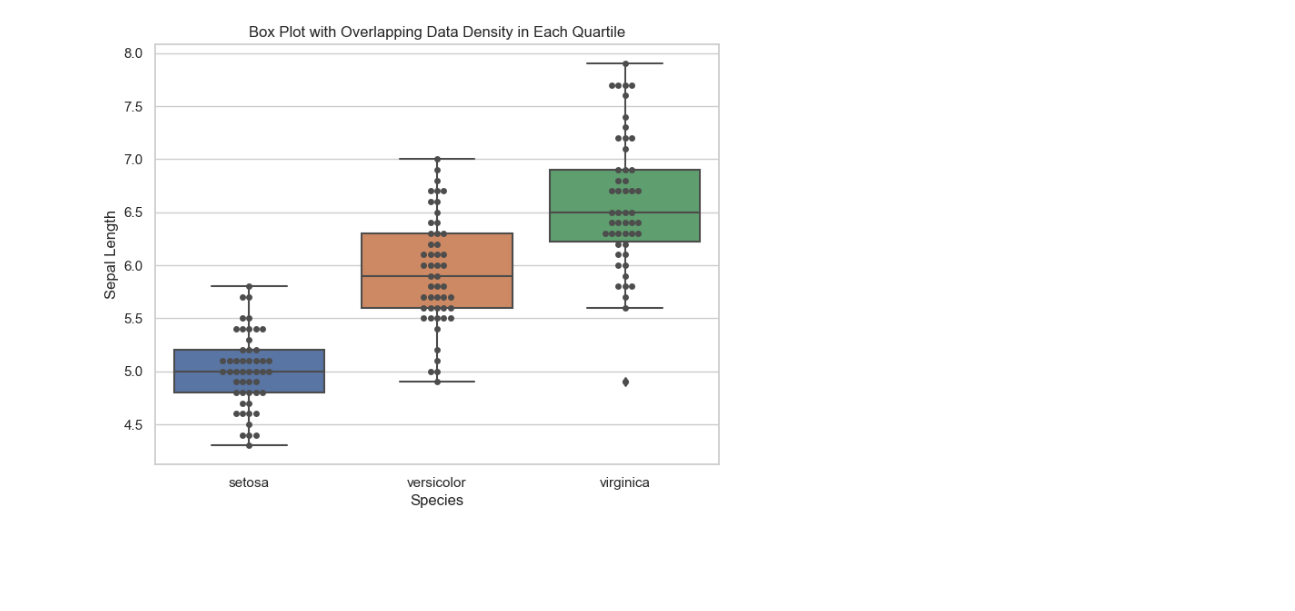
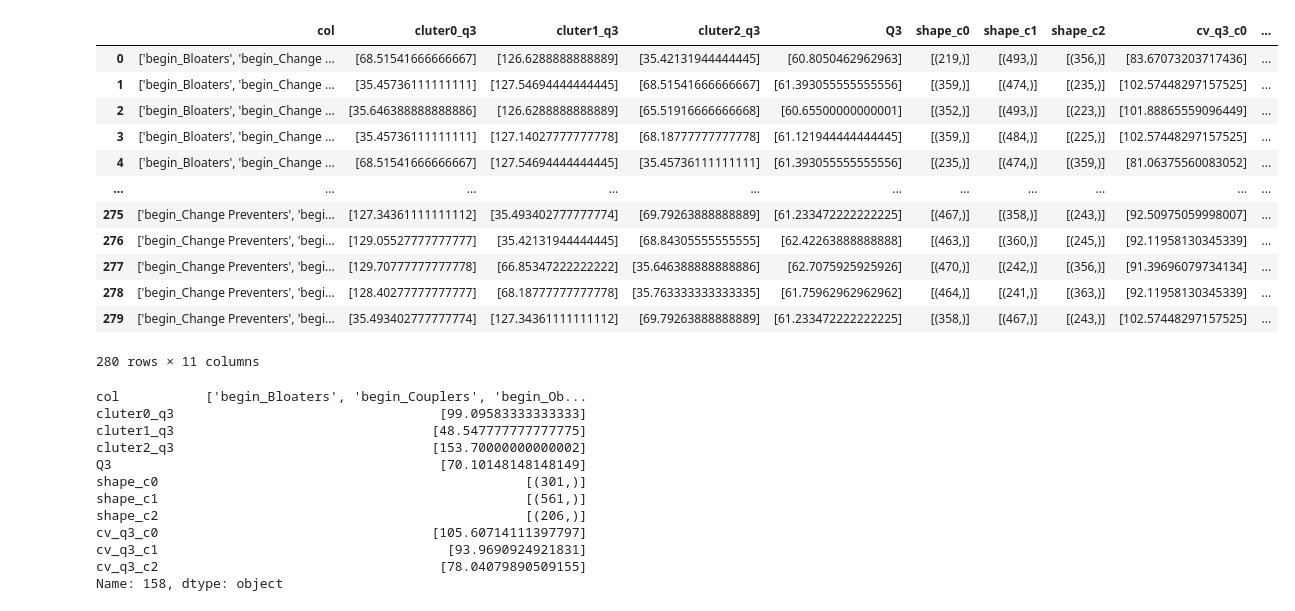
Before and after one commit to BILL-THESIS/origin-source-code-bill, a Jupyter notebook: models/Box/boxQ3.ipynb, the cells around one changed output. Drawn from its saved outputs; the diff is of its cells as text; code cells hidden in the pictures; blank space fills up the shorter version.

Commit message:
update quartile data

```diff
--- a/models/Box/boxQ3.ipynb
+++ b/models/Box/boxQ3.ipynb
@@ -125,23 +115,31 @@ Q2 25 ::  8.862499999999999
-# %%
-import seaborn as sns
-import matplotlib.pyplot as plt
-
-# Sample data
-data = sns.load_dataset("iris")
-
-# Create a box plot with quartiles
-plt.figure(figsize=(8, 6))
-sns.boxplot(x="species", y="sepal_length", data=data)
-
-# Add overlaid swarm plot to show data density
-sns.swarmplot(x="species", y="sepal_length", data=data, color="0.3")
-
-# Set labels and title
-plt.xlabel("Species")
-plt.ylabel("Sepal Length")
-plt.title("Box Plot with Overlapping Data Density in Each Quartile")
-
-# Show the plot
-plt.show()
-# %% [output]
-[figure, removed]
+# %%
+results
+# %% [output]
+|  | col | cluter0_q3 | cluter1_q3 | cluter2_q3 | Q3 | shape_c0 | shape_c1 | shape_c2 | cv_q3_c0 | ... |
+| 0 | ['begin_Bloaters', 'begin_Change ... | [68.51541666666667] | [126.6288888888889] | [35.42131944444445] | [60.8050462962963] | [(219,)] | [(493,)] | [(356,)] | [83.67073203717436] | ... |
+| 1 | ['begin_Bloaters', 'begin_Change ... | [35.45736111111111] | [127.54694444444445] | [68.51541666666667] | [61.393055555555556] | [(359,)] | [(474,)] | [(235,)] | [102.57448297157525] | ... |
+| 2 | ['begin_Bloaters', 'begin_Change ... | [35.646388888888886] | [126.6288888888889] | [65.51916666666668] | [60.65500000000001] | [(352,)] | [(493,)] | [(223,)] | [101.88865559096449] | ... |
+| 3 | ['begin_Bloaters', 'begin_Change ... | [35.45736111111111] | [127.14027777777778] | [68.18777777777778] | [61.121944444444445] | [(359,)] | [(484,)] | [(225,)] | [102.57448297157525] | ... |
+| 4 | ['begin_Bloaters', 'begin_Change ... | [68.51541666666667] | [127.54694444444445] | [35.45736111111111] | [61.393055555555556] | [(235,)] | [(474,)] | [(359,)] | [81.06375560083052] | ... |
+| ... | ... | ... | ... | ... | ... | ... | ... | ... | ... | ... |
+| 275 | ['begin_Change Preventers', 'begi... | [127.34361111111112] | [35.493402777777774] | [69.79263888888889] | [61.233472222222225] | [(467,)] | [(358,)] | [(243,)] | [92.50975059998007] | ... |
+| 276 | ['begin_Change Preventers', 'begi... | [129.05527777777777] | [35.42131944444445] | [68.84305555555555] | [62.42263888888888] | [(463,)] | [(360,)] | [(245,)] | [92.11958130345339] | ... |
+| 277 | ['begin_Change Preventers', 'begi... | [129.70777777777778] | [66.85347222222222] | [35.646388888888886] | [62.7075925925926] | [(470,)] | [(242,)] | [(356,)] | [91.39696079734134] | ... |
+| 278 | ['begin_Change Preventers', 'begi... | [128.40277777777777] | [68.18777777777778] | [35.763333333333335] | [61.75962962962962] | [(464,)] | [(241,)] | [(363,)] | [92.11958130345339] | ... |
+| 279 | ['begin_Change Preventers', 'begi... | [35.493402777777774] | [127.34361111111112] | [69.79263888888889] | [61.233472222222225] | [(358,)] | [(467,)] | [(243,)] | [102.57448297157525] | ... |
+280 rows × 11 columns
+# %%
+results.iloc[158]
+# %% [output]
+col           ['begin_Bloaters', 'begin_Couplers', 'begin_Ob...
+cluter0_q3                                  [99.09583333333333]
+cluter1_q3                                 [48.547777777777775]
+cluter2_q3                                 [153.70000000000002]
+Q3                                          [70.10148148148149]
+shape_c0                                               [(301,)]
+shape_c1                                               [(561,)]
+shape_c2                                               [(206,)]
+cv_q3_c0                                   [105.60714111397797]
+cv_q3_c1                                     [93.9690924921831]
+cv_q3_c2                                    [78.04079890509155]
+Name: 158, dtype: object
```
Also changed, not shown: parts of 6 cells of this notebook, 2 other files.
